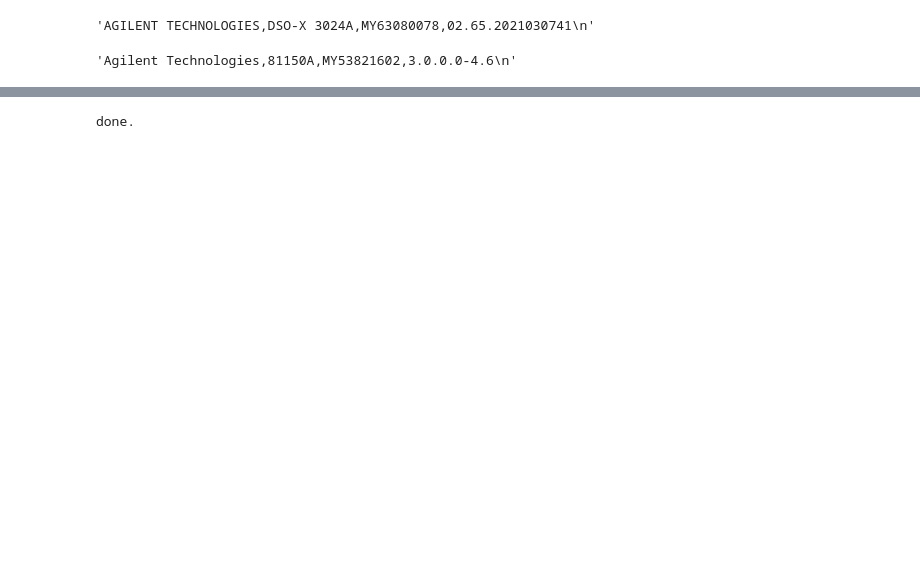
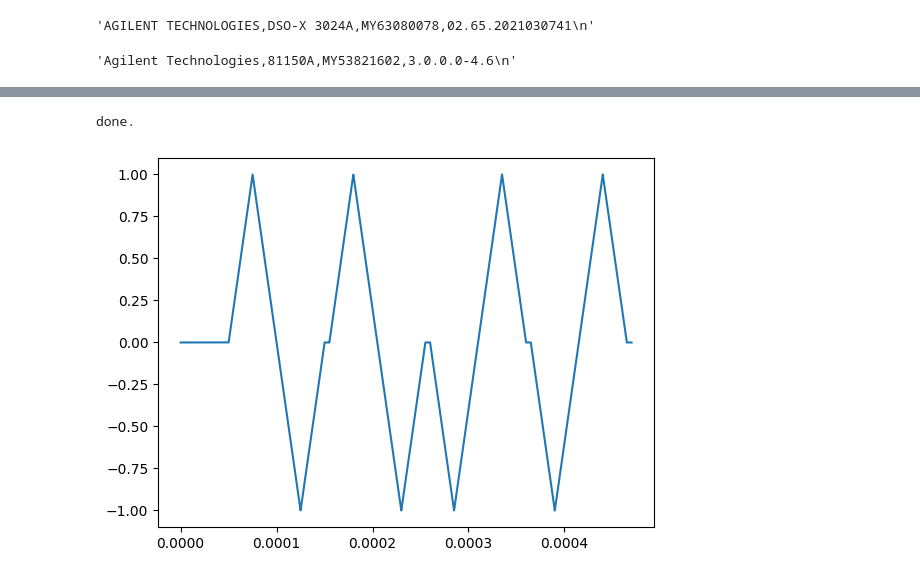
Before and after one commit to ElPsyKurisu/FE, a Jupyter notebook: PVloop.ipynb, the cells around one changed output, grey strips where cells are left out. Drawn from its saved outputs; the diff is of its cells as text; code cells hidden in the pictures; blank space fills up the shorter version.

Commit message:
new testing
fixed bug where PV wf was flattening out

```diff
--- a/PVloop.ipynb
+++ b/PVloop.ipynb
@@ -15,5 +16,5 @@ rm.list_resources()
 # %%
-#scope = rm.open_resource('USB0::0x0957::0x17A6::MY63080078::INSTR')
+scope = rm.open_resource('USB0::0x0957::0x17A6::MY63080078::INSTR')
 wavegen = rm.open_resource('GPIB0::8::INSTR')
 # %%
 keysightdsox3024a.idn(scope)
@@ -65,5 +82,5 @@ exp_fe.config_path('./newsampleworksradiant')
 # %%
-voltages = ['1']
+voltages = ['2'] #if i do go over 1 the peaks flatten gets flat and our code no bueno since we dont have nice peaks I build the waveform wrong
 scan_params = {
     'voltage':voltages
 }
@@ -83,6 +100,7 @@ run_function_args = {
 
 order = ['voltage',]
 # %%
-exp_fe.n_param_scan(scan_params, run_function_args, order, ntrials=5, plot=False)
+exp_fe.n_param_scan(scan_params, run_function_args, order, ntrials=1, plot=False)
 # %% [output]
 done.
+[figure, added]
```
Also changed, not shown: parts of 11 cells of this notebook, 28 other files.
